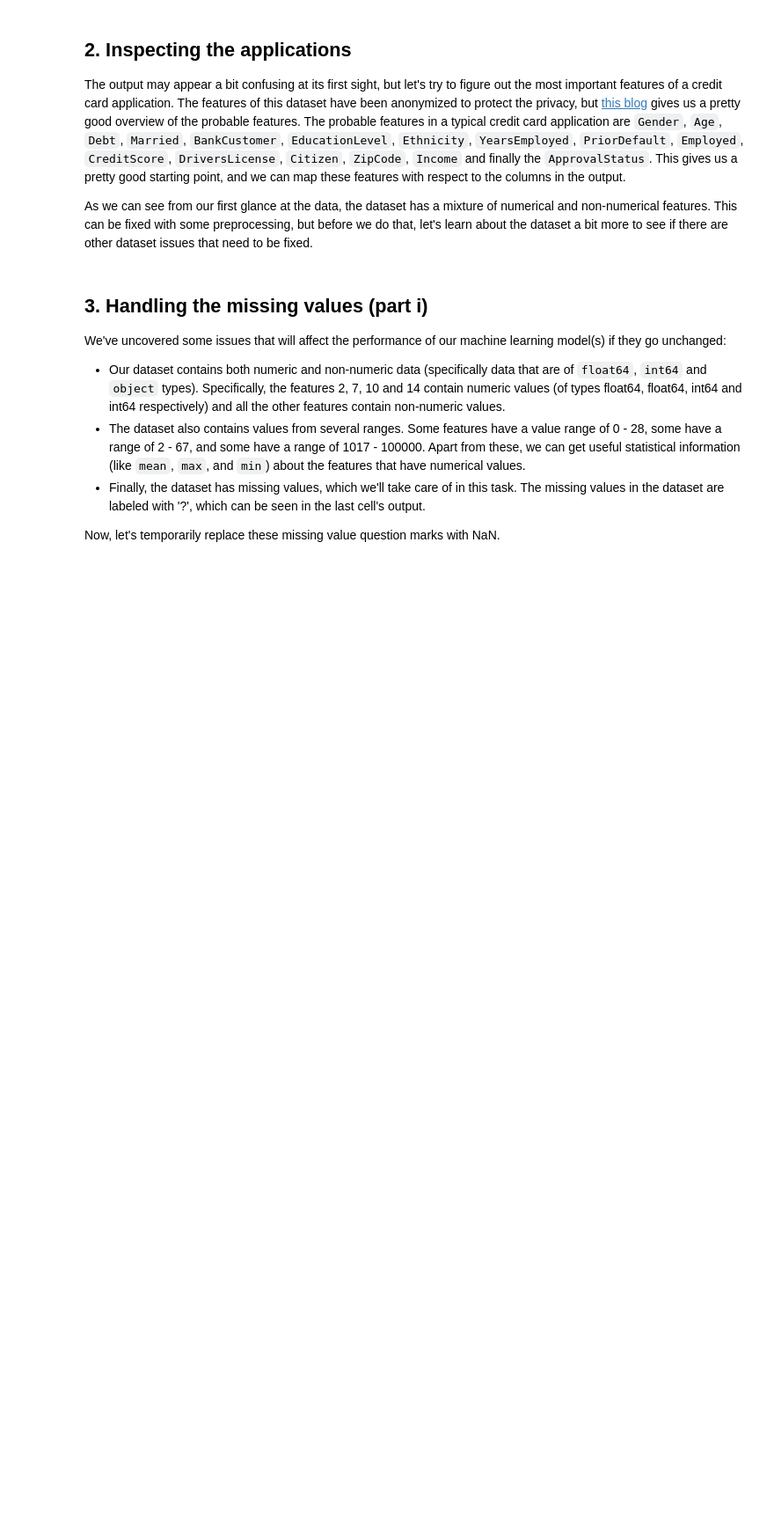
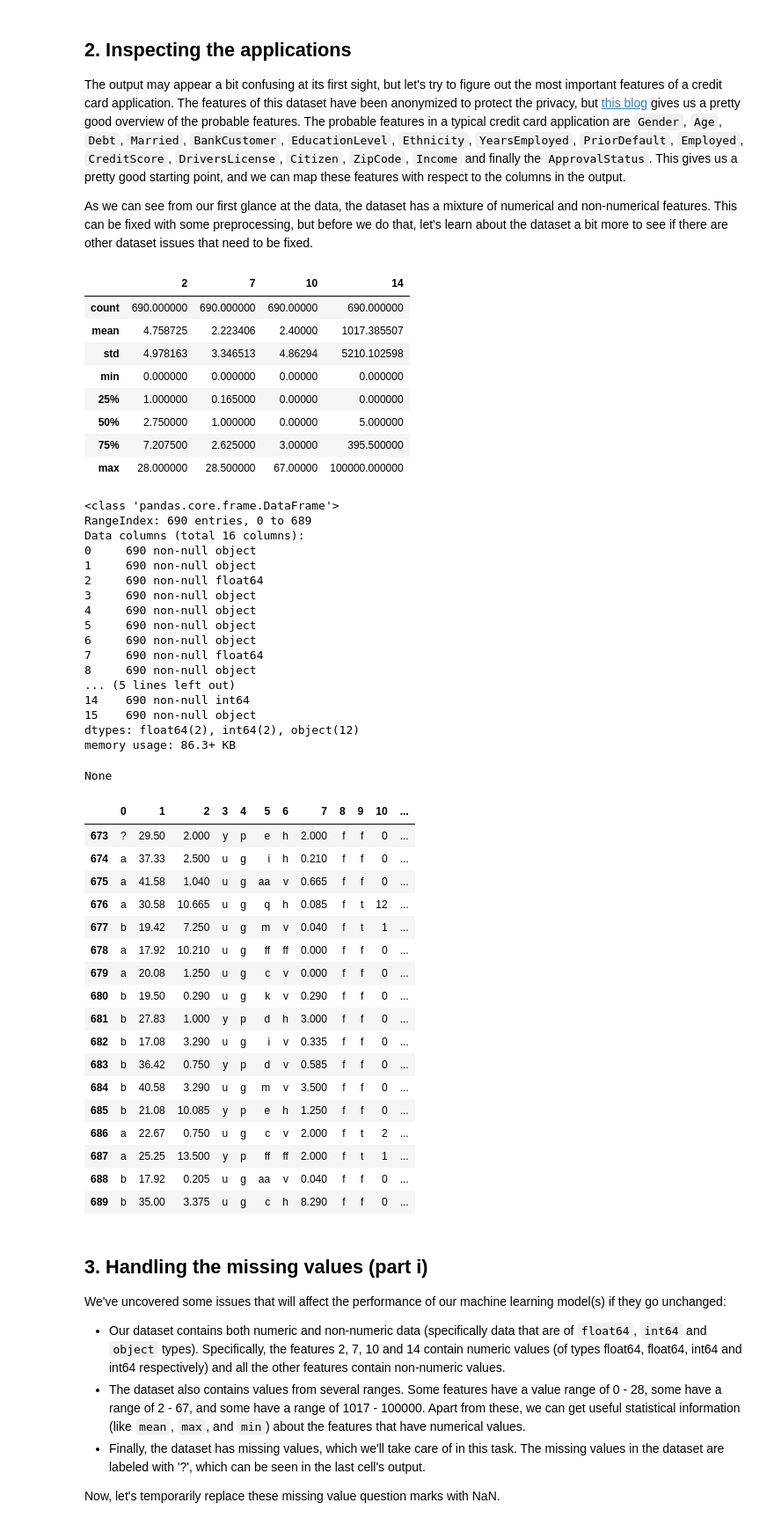
Before and after one commit to shakaibsaleem/DataScience, a Jupyter notebook: CS457-CaseStudy-2/notebook.ipynb, the cells around one changed output. Shown at 88% size. Drawn from its saved outputs; the diff is of its cells as text; code cells hidden in the pictures; blank space fills up the shorter version.

```diff
--- a/CS457-CaseStudy-2/notebook.ipynb
+++ b/CS457-CaseStudy-2/notebook.ipynb
@@ -39,19 +39,65 @@ display(cc_apps.head())
 <p>As we can see from our first glance at the data, the dataset has a mixture of numerical and non-numerical features. This can be fixed with some preprocessing, but before we do that, let's learn about the dataset a bit more to see if there are other dataset issues that need to be fixed.</p>
 # %%
 # Print summary statistics
-cc_apps_description = ...
-print(cc_apps_description)
+cc_apps_description = cc_apps.describe()
+display(cc_apps_description)
 
 print("\n")
 
 # Print DataFrame information
-cc_apps_info = ...
-print(cc_apps_info)
+cc_apps_info = cc_apps.info()
+display(cc_apps_info)
 
 print("\n")
 
 # Inspect missing values in the dataset
-# ... YOUR CODE FOR TASK 2 ...
+display(cc_apps.tail(17))
+# %% [output]
+|  | 2 | 7 | 10 | 14 |
+| count | 690.000000 | 690.000000 | 690.00000 | 690.000000 |
+| mean | 4.758725 | 2.223406 | 2.40000 | 1017.385507 |
+| std | 4.978163 | 3.346513 | 4.86294 | 5210.102598 |
+| min | 0.000000 | 0.000000 | 0.00000 | 0.000000 |
+| 25% | 1.000000 | 0.165000 | 0.00000 | 0.000000 |
+| 50% | 2.750000 | 1.000000 | 0.00000 | 5.000000 |
+| 75% | 7.207500 | 2.625000 | 3.00000 | 395.500000 |
+| max | 28.000000 | 28.500000 | 67.00000 | 100000.000000 |
+<class 'pandas.core.frame.DataFrame'>
+RangeIndex: 690 entries, 0 to 689
+Data columns (total 16 columns):
+0     690 non-null object
+1     690 non-null object
+2     690 non-null float64
+3     690 non-null object
+4     690 non-null object
+5     690 non-null object
+6     690 non-null object
+7     690 non-null float64
+8     690 non-null object
+... (5 lines left out)
+14    690 non-null int64
+15    690 non-null object
+dtypes: float64(2), int64(2), object(12)
+memory usage: 86.3+ KB
+None
+|  | 0 | 1 | 2 | 3 | 4 | 5 | 6 | 7 | 8 | 9 | 10 | ... |
+| 673 | ? | 29.50 | 2.000 | y | p | e | h | 2.000 | f | f | 0 | ... |
+| 674 | a | 37.33 | 2.500 | u | g | i | h | 0.210 | f | f | 0 | ... |
+| 675 | a | 41.58 | 1.040 | u | g | aa | v | 0.665 | f | f | 0 | ... |
+| 676 | a | 30.58 | 10.665 | u | g | q | h | 0.085 | f | t | 12 | ... |
+| 677 | b | 19.42 | 7.250 | u | g | m | v | 0.040 | f | t | 1 | ... |
+| 678 | a | 17.92 | 10.210 | u | g | ff | ff | 0.000 | f | f | 0 | ... |
+| 679 | a | 20.08 | 1.250 | u | g | c | v | 0.000 | f | f | 0 | ... |
+| 680 | b | 19.50 | 0.290 | u | g | k | v | 0.290 | f | f | 0 | ... |
+| 681 | b | 27.83 | 1.000 | y | p | d | h | 3.000 | f | f | 0 | ... |
+| 682 | b | 17.08 | 3.290 | u | g | i | v | 0.335 | f | f | 0 | ... |
+| 683 | b | 36.42 | 0.750 | y | p | d | v | 0.585 | f | f | 0 | ... |
+| 684 | b | 40.58 | 3.290 | u | g | m | v | 3.500 | f | f | 0 | ... |
+| 685 | b | 21.08 | 10.085 | y | p | e | h | 1.250 | f | f | 0 | ... |
+| 686 | a | 22.67 | 0.750 | u | g | c | v | 2.000 | f | t | 2 | ... |
+| 687 | a | 25.25 | 13.500 | y | p | ff | ff | 2.000 | f | t | 1 | ... |
+| 688 | b | 17.92 | 0.205 | u | g | aa | v | 0.040 | f | f | 0 | ... |
+| 689 | b | 35.00 | 3.375 | u | g | c | h | 8.290 | f | f | 0 | ... |
 # %% [markdown]
 ## 3. Handling the missing values (part i)
 <p>We've uncovered some issues that will affect the performance of our machine learning model(s) if they go unchanged:</p>
```
Also changed, not shown: parts of 5 cells of this notebook.
